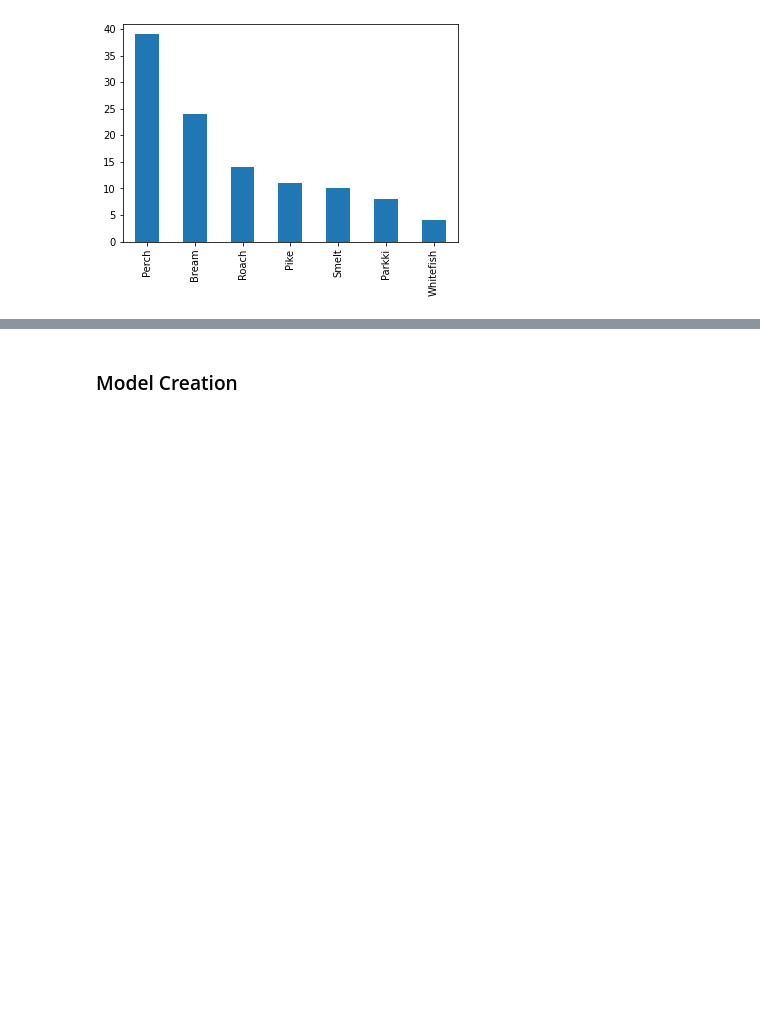
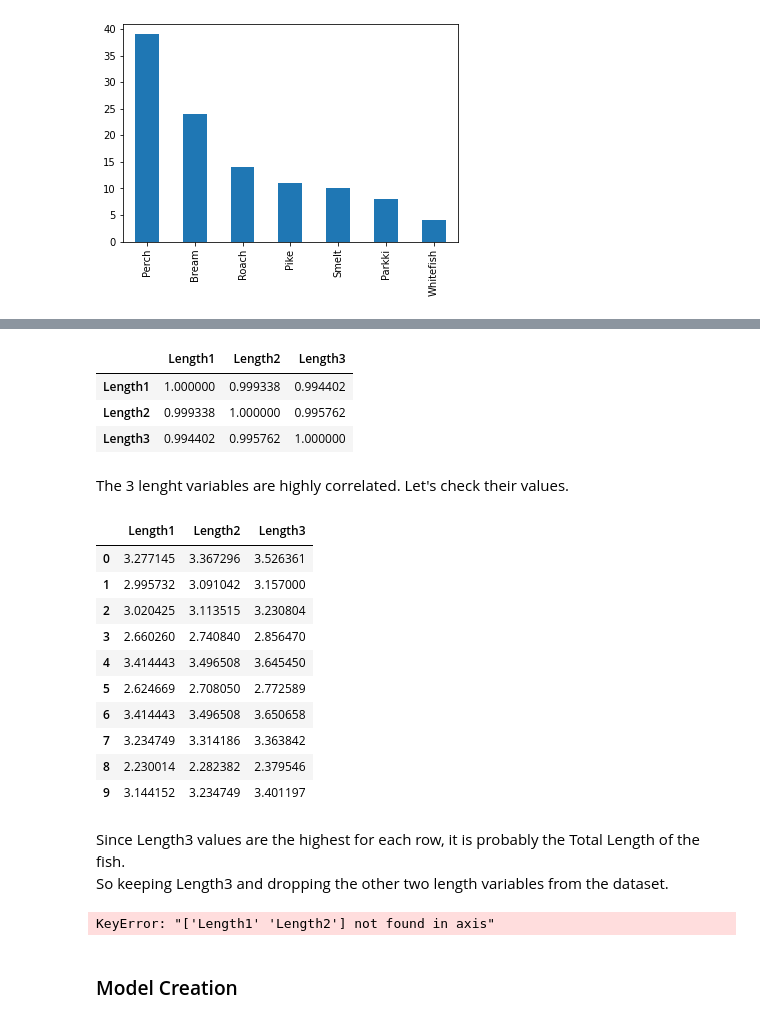
Before and after one commit to esharma3/fish_weight_prediction_machine_learning, a Jupyter notebook: data_analysis_and_model_selection.ipynb, the cells around one changed output, grey strips where cells are left out. Saved outputs shown, nothing was run; the diff lists cells and outputs as text; code cells hidden in the pictures; blank space fills up the shorter version.

```diff
--- a/data_analysis_and_model_selection.ipynb
+++ b/data_analysis_and_model_selection.ipynb
@@ -228,3 +220,34 @@ for feature in numerical:
+# %%
+# checking for collinerity between the 3 length variables
+fish_data[["Length1", "Length2", "Length3"]].corr()
+# %% [output]
+|  | Length1 | Length2 | Length3 |
+| Length1 | 1.000000 | 0.999338 | 0.994402 |
+| Length2 | 0.999338 | 1.000000 | 0.995762 |
+| Length3 | 0.994402 | 0.995762 | 1.000000 |
+# %% [markdown]
+The 3 lenght variables are highly correlated. Let's check their values.
+# %%
+fish_data[["Length1", "Length2", "Length3"]].head(10)
+# %% [output]
+|  | Length1 | Length2 | Length3 |
+| 0 | 3.277145 | 3.367296 | 3.526361 |
+| 1 | 2.995732 | 3.091042 | 3.157000 |
+| 2 | 3.020425 | 3.113515 | 3.230804 |
+| 3 | 2.660260 | 2.740840 | 2.856470 |
+| 4 | 3.414443 | 3.496508 | 3.645450 |
+| 5 | 2.624669 | 2.708050 | 2.772589 |
+| 6 | 3.414443 | 3.496508 | 3.650658 |
+| 7 | 3.234749 | 3.314186 | 3.363842 |
+| 8 | 2.230014 | 2.282382 | 2.379546 |
+| 9 | 3.144152 | 3.234749 | 3.401197 |
+# %% [markdown]
+Since Length3 values are the highest for each row, it is probably the Total Length of the fish. <br>
+So keeping Length3 and dropping the other two length variables from the dataset.
+# %%
+fish_data.drop(["Length1", "Length2"], axis=1)
+# %% [output]
+KeyError: "['Length1' 'Length2'] not found in axis"
 # %% [markdown]
 ### Model Creation
 # %%
```
Also changed, not shown: parts of 24 cells of this notebook.
